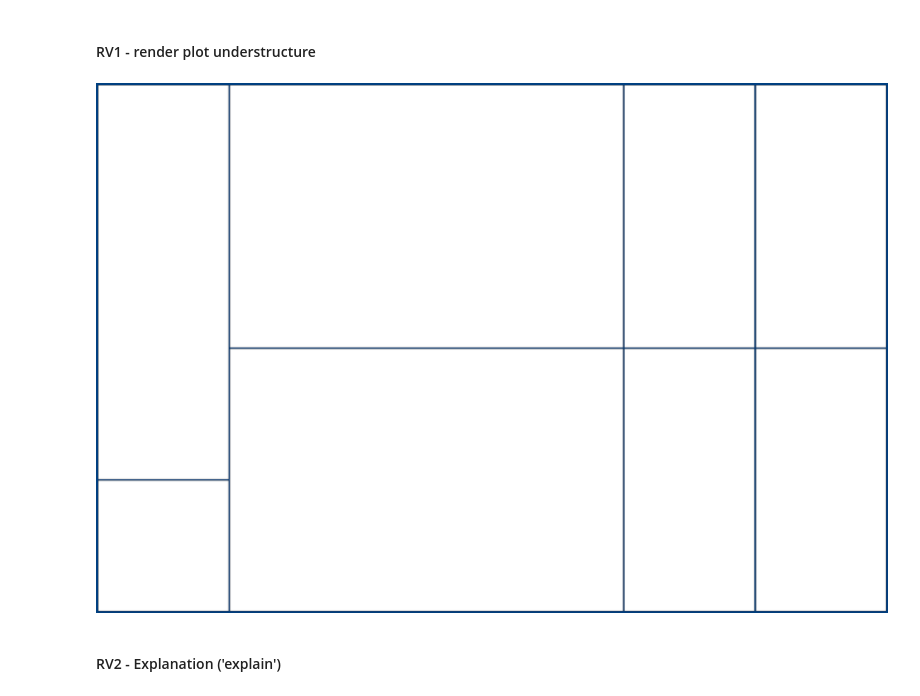
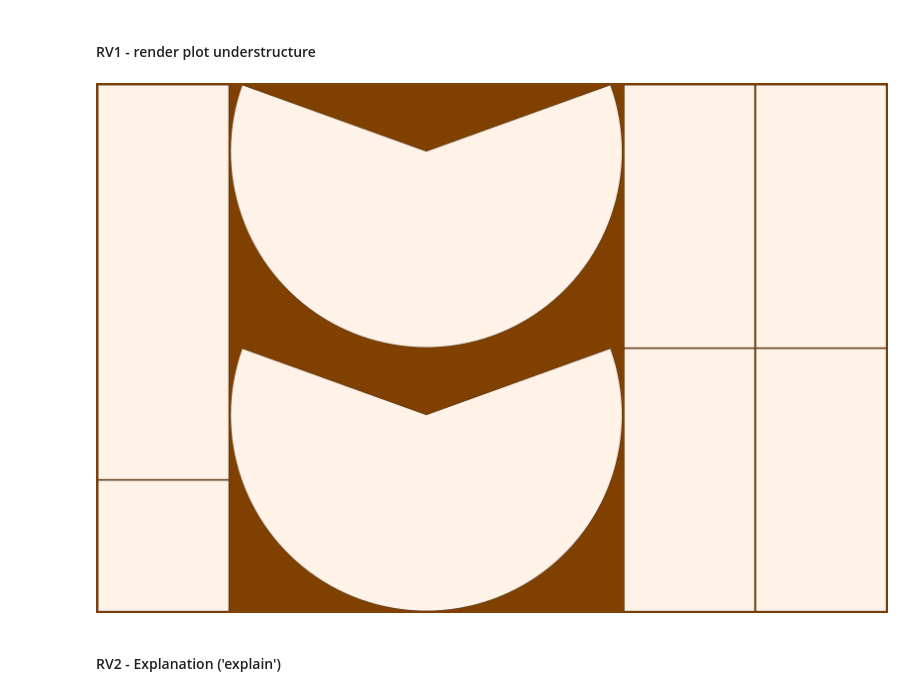
Before and after one commit to sjoshuam/pop_cluster_map, a Jupyter notebook: 1_cluster_us_population.ipynb, the cells around one changed output. Cells and saved outputs as stored; diff of their text form; code cells hidden in the pictures.

```diff
--- a/1_cluster_us_population.ipynb
+++ b/1_cluster_us_population.ipynb
@@ -83,7 +86,26 @@ set_emr = dict()
 set_pvd = dict()
 
 ## RV settings
-set_rv = dict()
+set_rv = {
+    'extent': [-124.73 + 5, -66.95 - 5, 25.12 - 3.3, 49.38 + 3.3],
+    'map_proj': LambertConformal(
+        central_longitude = (-124.73 - 66.95) / 2,
+        central_latitude = (25.12 + 49.38) / 2,
+        standard_parallels = (25.12, 49.38)
+        )
+    }
+# %%
+set_color = {
+    'div'     : hsv_to_rgb((1 / 12, 1.0, 0.5)),
+    'text'    : hsv_to_rgb((1 / 12, 1.0, 0.5)),
+    'empty'   : hsv_to_rgb((1 / 12, 0.1, 1.0)),
+    'border'  : hsv_to_rgb((1 / 12, 0.2, 0.9)),
+    'reg_line': hsv_to_rgb((7 / 12, 1.0, 0.7)),
+    'reg_area': hsv_to_rgb((7 / 12, 0.1, 1.0)),
+    'tract'   : hsv_to_rgb((7 / 12, 1.0, 0.5)),
+    'bar_dark': hsv_to_rgb((7 / 12, 1.0, 0.5)),
+    'bar_pop' : hsv_to_rgb((7 / 12, 0.7, 0.7))
+    }
 # %% [markdown]
 ## GD - Gather Data
 # %% [markdown]
@@ -366,43 +367,41 @@ dbscan_region_polygons = make_voronoi_polygons(
 def render_plot_understructure():
 
     ## define figure and grid
     global the_figure
     the_figure = plt.figure(figsize = (36, 24))
     fig_grid = the_figure.add_gridspec(4, 6, figure = the_figure,
         hspace = 0.01, wspace = 0.01, left = 0, right = 1, bottom = 0, top = 1)
-    the_figure.set_facecolor('#004080')
+    the_figure.set_facecolor(set_color['div'])
 
     ## define axes
     global all_axes
     all_axes = dict()
     all_axes['explain'] = the_figure.add_subplot(fig_grid[0:3, 0:1])
     all_axes['elbow']   = the_figure.add_subplot(fig_grid[3:4, 0:1])
-    all_axes['dbscan']  = the_figure.add_subplot(fig_grid[0:2, 1:4])
-    all_axes['agglom']  = the_figure.add_subplot(fig_grid[2:4, 1:4])
+    all_axes['dbscan']  = the_figure.add_subplot(fig_grid[0:2, 1:4],
+        projection = set_rv['map_proj'])
+    all_axes['agglom']  = the_figure.add_subplot(fig_grid[2:4, 1:4],
+        projection = set_rv['map_proj'])
     all_axes['white']   = the_figure.add_subplot(fig_grid[0:2, 4:5])
     all_axes['old']     = the_figure.add_subplot(fig_grid[2:4, 4:5])
     all_axes['rich']    = the_figure.add_subplot(fig_grid[0:2, 5:6])
     all_axes['potus']   = the_figure.add_subplot(fig_grid[2:4, 5:6])
 
     ## remove axis ticks
     for i in all_axes.keys():
         all_axes[i].tick_params(
             labelbottom = False, labeltop = False,
             labelleft = False, labelright = False,
             bottom = False, top = False,
             left = False, right = False,
             color = 'red'
             )
-        all_axes[i].set_facecolor('white')
+        all_axes[i].set_facecolor(set_color['empty'])
 
-def save_poster():
-    the_figure.savefig('C_Output/pop_cluster_map.png')
-    the_figure.savefig('C_Output/pop_cluster_map.pdf')
-
-## execute
+## execute code
 render_plot_understructure()
 # %% [output]
-[figure, old version]
+[figure, new version]
 # %% [markdown]
 #### RV2 - Explanation ('explain')
 # %% [markdown]
```
Also changed, not shown: parts of 6 cells of this notebook, 3 other files.
